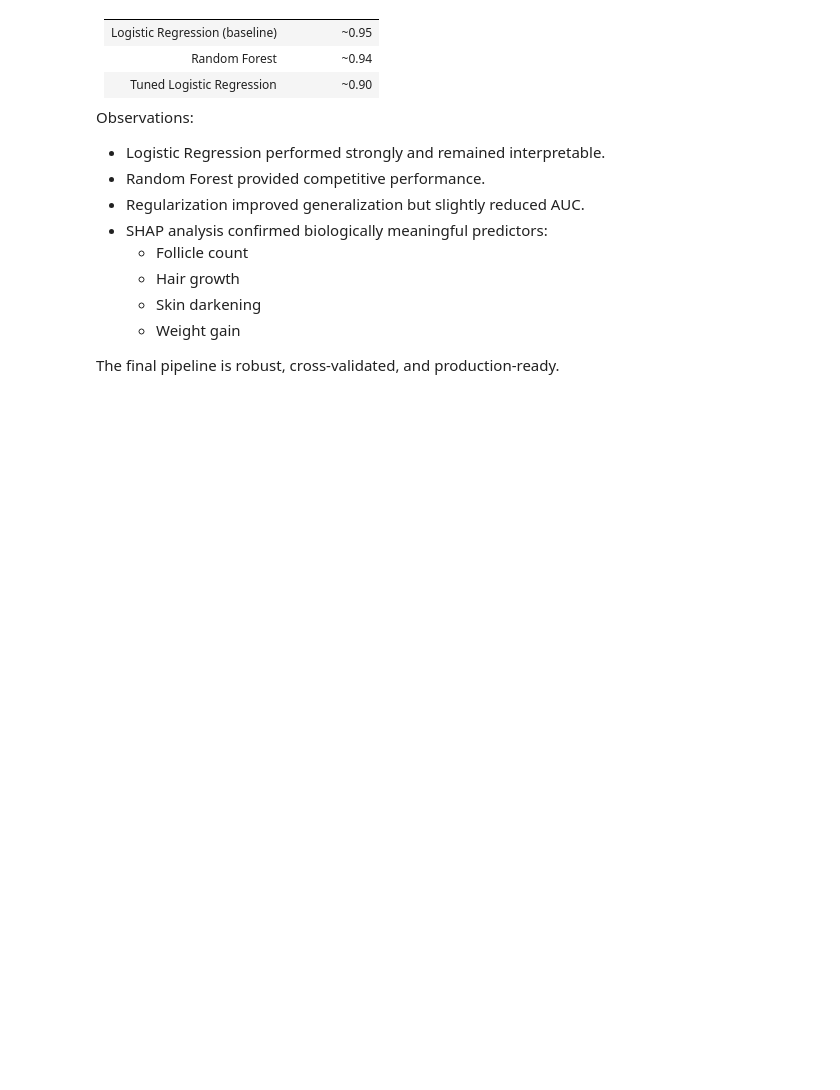
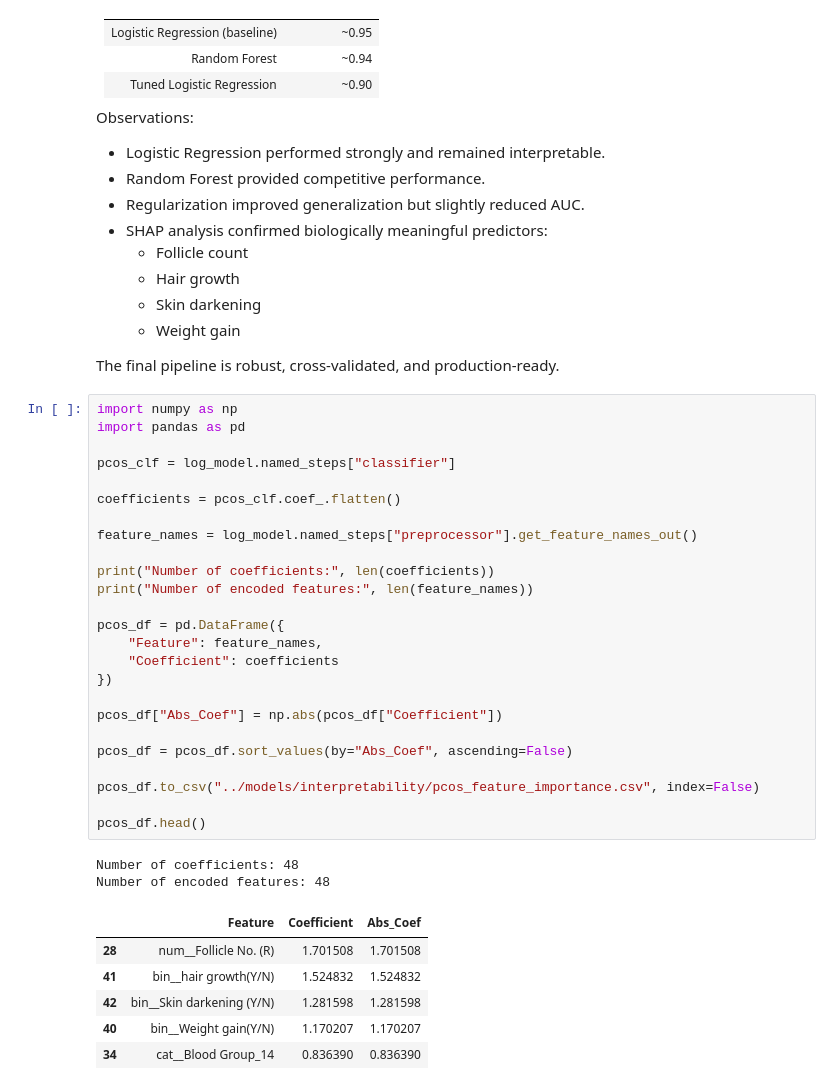
Before and after one commit to rumeysayk/pcos-maternal-risk-modeling, a Jupyter notebook: notebooks/PCOS_Modeling_Final.ipynb, the cells around one changed output. Cells and saved outputs as stored; diff of their text form; blank space fills up the shorter version.

```diff
--- a/notebooks/PCOS_Modeling_Final.ipynb
+++ b/notebooks/PCOS_Modeling_Final.ipynb
@@ -780,3 +780,37 @@ Observations:
   - Weight gain
 
 The final pipeline is robust, cross-validated, and production-ready.
+# %%
+import numpy as np
+import pandas as pd
+
+pcos_clf = log_model.named_steps["classifier"]
+
+coefficients = pcos_clf.coef_.flatten()
+
+feature_names = log_model.named_steps["preprocessor"].get_feature_names_out()
+
+print("Number of coefficients:", len(coefficients))
+print("Number of encoded features:", len(feature_names))
+
+pcos_df = pd.DataFrame({
+    "Feature": feature_names,
+    "Coefficient": coefficients
+})
+
+pcos_df["Abs_Coef"] = np.abs(pcos_df["Coefficient"])
+
+pcos_df = pcos_df.sort_values(by="Abs_Coef", ascending=False)
+
+pcos_df.to_csv("../models/interpretability/pcos_feature_importance.csv", index=False)
+
+pcos_df.head()
+# %% [output]
+Number of coefficients: 48
+Number of encoded features: 48
+|  | Feature | Coefficient | Abs_Coef |
+| 28 | num__Follicle No. (R) | 1.701508 | 1.701508 |
+| 41 | bin__hair growth(Y/N) | 1.524832 | 1.524832 |
+| 42 | bin__Skin darkening (Y/N) | 1.281598 | 1.281598 |
+| 40 | bin__Weight gain(Y/N) | 1.170207 | 1.170207 |
+| 34 | cat__Blood Group_14 | 0.836390 | 0.836390 |
```
Also changed, not shown: 4 other files.
